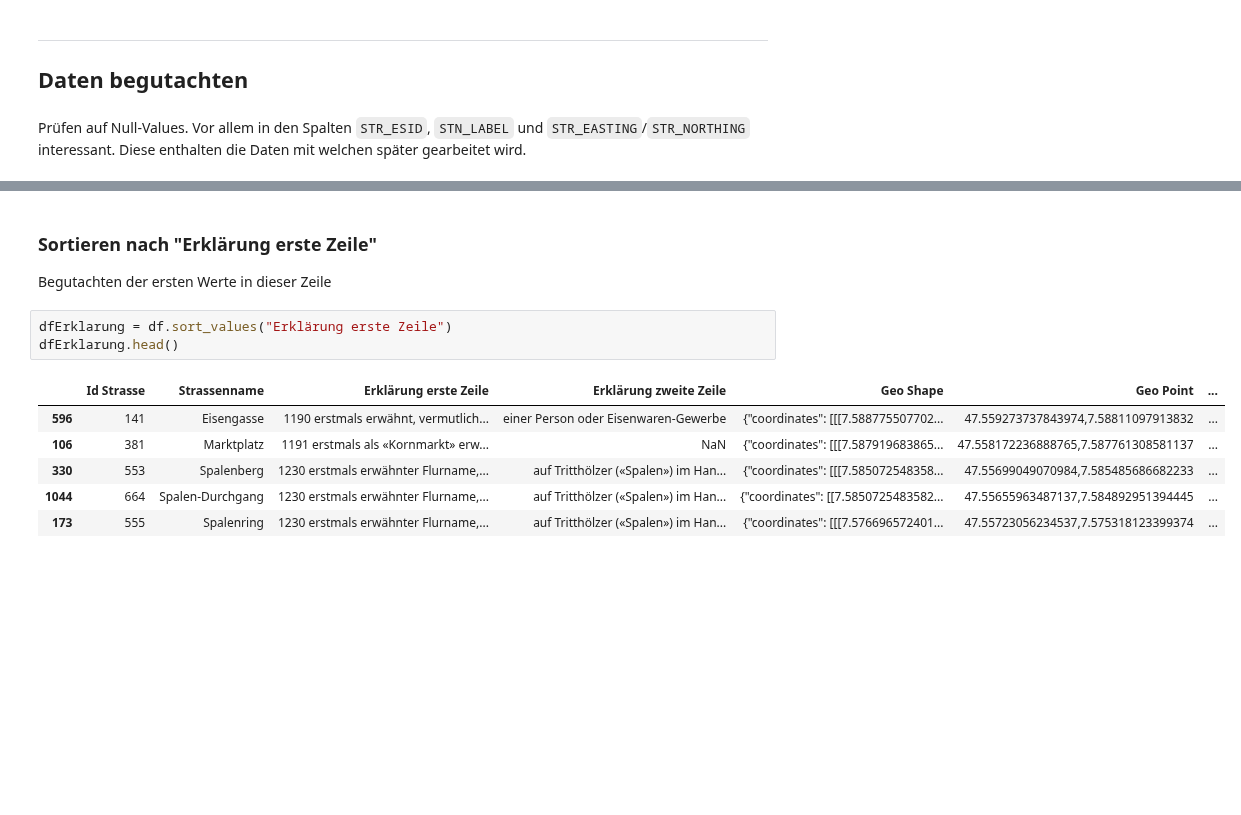
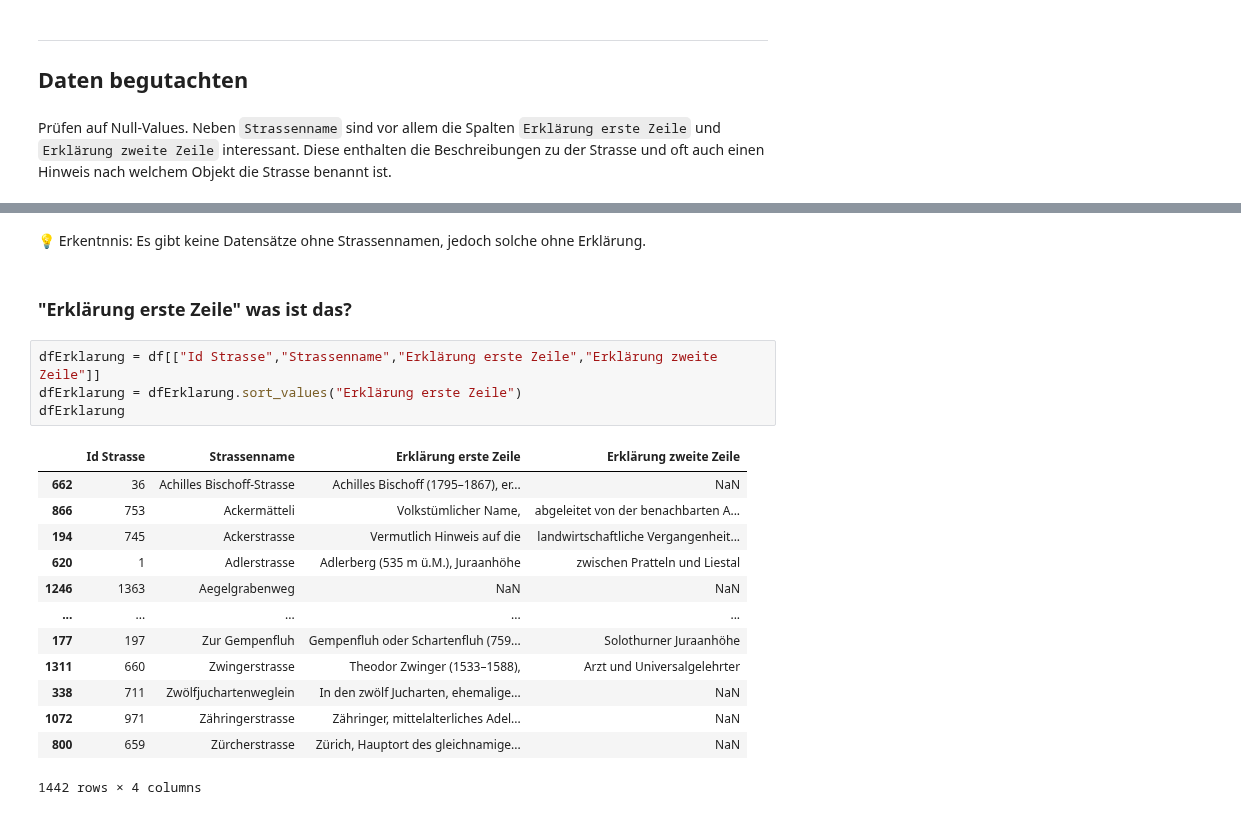
Before and after one commit to CaptainInler/cassda-zertifikatsarbeit, a Jupyter notebook: Grundlagedaten/Datenanalyse-StrassenVZ-BS.ipynb, the cells around one changed output, grey strips where cells are left out. Drawn from its saved outputs; the diff is of its cells as text; blank space fills up the shorter version.

```diff
--- a/Grundlagedaten/Datenanalyse-StrassenVZ-BS.ipynb
+++ b/Grundlagedaten/Datenanalyse-StrassenVZ-BS.ipynb
@@ -25,7 +25,7 @@ df.head()
 ---
 ## Daten begutachten
 # %% [markdown]
-Prüfen auf Null-Values. Vor allem in den Spalten `STR_ESID`, `STN_LABEL` und `STR_EASTING`/`STR_NORTHING` interessant. Diese enthalten die Daten mit welchen später gearbeitet wird.
+Prüfen auf Null-Values. Neben `Strassenname` sind vor allem die Spalten `Erklärung erste Zeile` und `Erklärung zweite Zeile` interessant. Diese enthalten die Beschreibungen zu der Strasse und oft auch einen Hinweis nach welchem Objekt die Strasse benannt ist.
 # %%
 df.info()
 # %% [output]
@@ -46,16 +46,25 @@ Data columns (total 10 columns):
  9   Kurztext                1442 non-null   object
 dtypes: int64(1), object(9)
 memory usage: 112.8+ KB
+# %% [markdown]
+💡 Erkentnnis: Es gibt keine Datensätze ohne Strassennamen, jedoch solche ohne Erklärung.
 # %% [markdown]
-### Sortieren nach "Erklärung erste Zeile"
-Begutachten der ersten Werte in dieser Zeile
+### "Erklärung erste Zeile" was ist das?
 # %%
-dfErklarung = df.sort_values("Erklärung erste Zeile")
-dfErklarung.head()
+dfErklarung = df[["Id Strasse","Strassenname","Erklärung erste Zeile","Erklärung zweite Zeile"]]
+dfErklarung = dfErklarung.sort_values("Erklärung erste Zeile")
+dfErklarung
 # %% [output]
-|  | Id Strasse | Strassenname | Erklärung erste Zeile | Erklärung zweite Zeile | Geo Shape | Geo Point | ... |
-| 596 | 141 | Eisengasse | 1190 erstmals erwähnt, vermutlich... | einer Person oder Eisenwaren-Gewerbe | {"coordinates": [[[7.588775507702... | 47.559273737843974,7.58811097913832 | ... |
-| 106 | 381 | Marktplatz | 1191 erstmals als «Kornmarkt» erw... | NaN | {"coordinates": [[[7.587919683865... | 47.558172236888765,7.587761308581137 | ... |
-| 330 | 553 | Spalenberg | 1230 erstmals erwähnter Flurname,... | auf Tritthölzer («Spalen») im Han... | {"coordinates": [[[7.585072548358... | 47.55699049070984,7.585485686682233 | ... |
-| 1044 | 664 | Spalen-Durchgang | 1230 erstmals erwähnter Flurname,... | auf Tritthölzer («Spalen») im Han... | {"coordinates": [[7.5850725483582... | 47.55655963487137,7.584892951394445 | ... |
-| 173 | 555 | Spalenring | 1230 erstmals erwähnter Flurname,... | auf Tritthölzer («Spalen») im Han... | {"coordinates": [[[7.576696572401... | 47.55723056234537,7.575318123399374 | ... |
+|  | Id Strasse | Strassenname | Erklärung erste Zeile | Erklärung zweite Zeile |
+| 662 | 36 | Achilles Bischoff-Strasse | Achilles Bischoff (1795–1867), er... | NaN |
+| 866 | 753 | Ackermätteli | Volkstümlicher Name, | abgeleitet von der benachbarten A... |
+| 194 | 745 | Ackerstrasse | Vermutlich Hinweis auf die | landwirtschaftliche Vergangenheit... |
+| 620 | 1 | Adlerstrasse | Adlerberg (535 m ü.M.), Juraanhöhe | zwischen Pratteln und Liestal |
+| 1246 | 1363 | Aegelgrabenweg | NaN | NaN |
+| ... | ... | ... | ... | ... |
+| 177 | 197 | Zur Gempenfluh | Gempenfluh oder Schartenfluh (759... | Solothurner Juraanhöhe |
+| 1311 | 660 | Zwingerstrasse | Theodor Zwinger (1533–1588), | Arzt und Universalgelehrter |
+| 338 | 711 | Zwölfjuchartenweglein | In den zwölf Jucharten, ehemalige... | NaN |
+| 1072 | 971 | Zähringerstrasse | Zähringer, mittelalterliches Adel... | NaN |
+| 800 | 659 | Zürcherstrasse | Zürich, Hauptort des gleichnamige... | NaN |
+1442 rows × 4 columns
```
Also changed, not shown: parts of 8 cells of this notebook.
